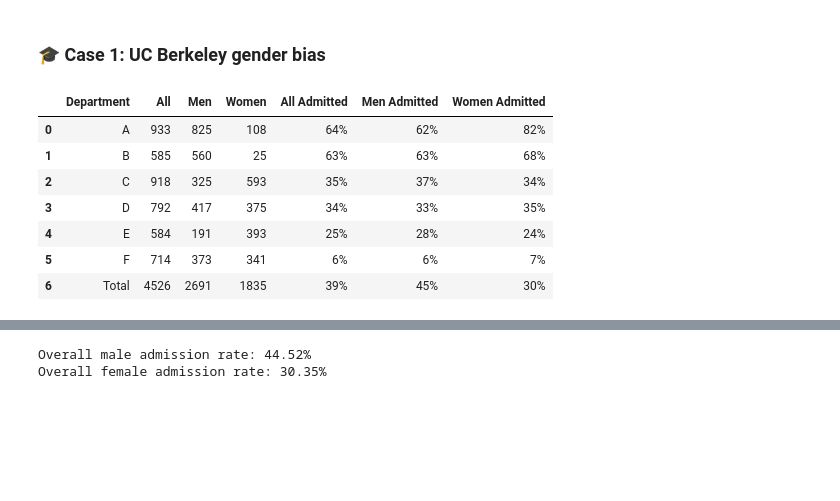
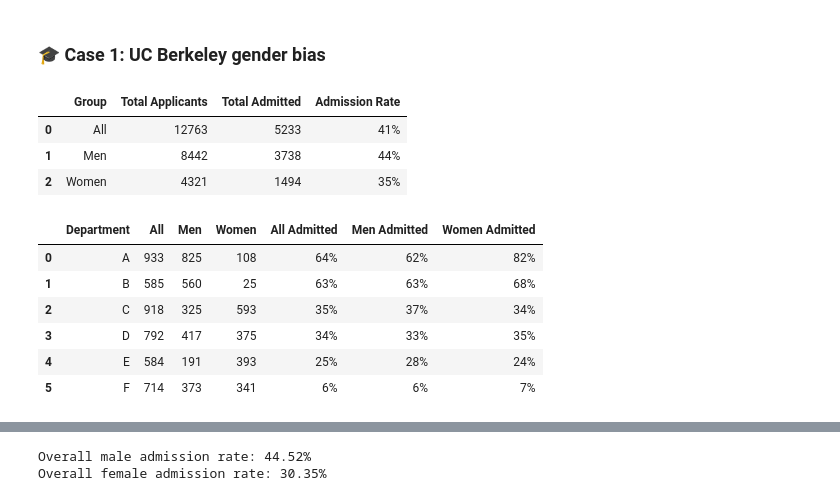
Before and after one commit to maxegorovpt/da_portfolio, a Jupyter notebook: 02_substack_posts/002_simpsons_paradox.ipynb, the cells around one changed output, grey strips where cells are left out. Drawn from its saved outputs; the diff is of its cells as text; code cells hidden in the pictures; blank space fills up the shorter version.

```diff
--- a/02_substack_posts/002_simpsons_paradox.ipynb
+++ b/02_substack_posts/002_simpsons_paradox.ipynb
@@ -16,27 +16,41 @@ Simpson’s Paradox occurs when a trend appears in several groups but reverses o
 import pandas as pd
 import matplotlib.pyplot as plt
 import seaborn as sns
+# %%
+initial_df = {
+    "Group": ["All", "Men", "Women"],
+    "Total Applicants": [12763, 8442, 4321],
+    "Total Admitted": [5233, 3738, 1494],
+    "Admission Rate": ["41%", "44%", "35%"]
+}
+
+initial_df = pd.DataFrame(initial_df)
+initial_df
+# %% [output]
+|  | Group | Total Applicants | Total Admitted | Admission Rate |
+| 0 | All | 12763 | 5233 | 41% |
+| 1 | Men | 8442 | 3738 | 44% |
+| 2 | Women | 4321 | 1494 | 35% |
 # %%
 # Create a DataFrame with the given data on applicants and admission rates:
 
-data = {
-    'Department': ['A', 'B', 'C', 'D', 'E', 'F', 'Total'],
-    'All': [933, 585, 918, 792, 584, 714, 4526],
-    'Men': [825, 560, 325, 417, 191, 373, 2691],
-    'Women': [108, 25, 593, 375, 393, 341, 1835],
-    'All Admitted': ['64%', '63%', '35%', '34%', '25%', '6%', '39%'],
-    'Men Admitted': ['62%', '63%', '37%', '33%', '28%', '6%', '45%'],
-    'Women Admitted': ['82%', '68%', '34%', '35%', '24%', '7%', '30%']
+dept_data = {
+    'Department': ['A', 'B', 'C', 'D', 'E', 'F'],
+    'All': [933, 585, 918, 792, 584, 714],
+    'Men': [825, 560, 325, 417, 191, 373],
+    'Women': [108, 25, 593, 375, 393, 341],
+    'All Admitted': ['64%', '63%', '35%', '34%', '25%', '6%'],
+    'Men Admitted': ['62%', '63%', '37%', '33%', '28%', '6%'],
+    'Women Admitted': ['82%', '68%', '34%', '35%', '24%', '7%']
 }
 
-df = pd.DataFrame(data)
+df = pd.DataFrame(dept_data)
 df
 # %% [output]
 |  | Department | All | Men | Women | All Admitted | Men Admitted | Women Admitted |
 | 0 | A | 933 | 825 | 108 | 64% | 62% | 82% |
 | 1 | B | 585 | 560 | 25 | 63% | 63% | 68% |
 | 2 | C | 918 | 325 | 593 | 35% | 37% | 34% |
 | 3 | D | 792 | 417 | 375 | 34% | 33% | 35% |
 | 4 | E | 584 | 191 | 393 | 25% | 28% | 24% |
 | 5 | F | 714 | 373 | 341 | 6% | 6% | 7% |
-| 6 | Total | 4526 | 2691 | 1835 | 39% | 45% | 30% |
```
Also changed, not shown: parts of 6 cells of this notebook.
